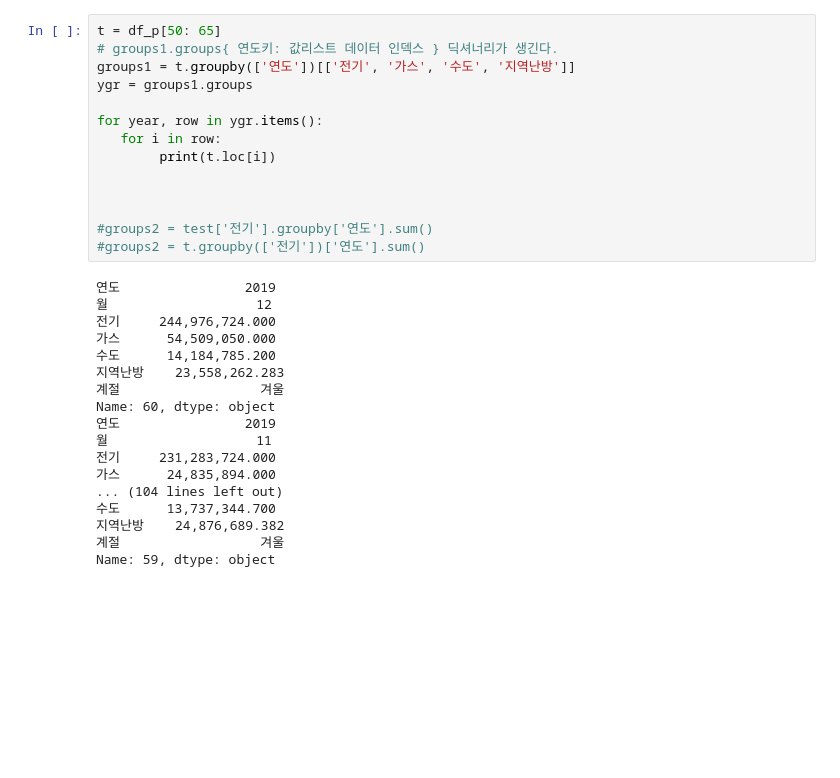
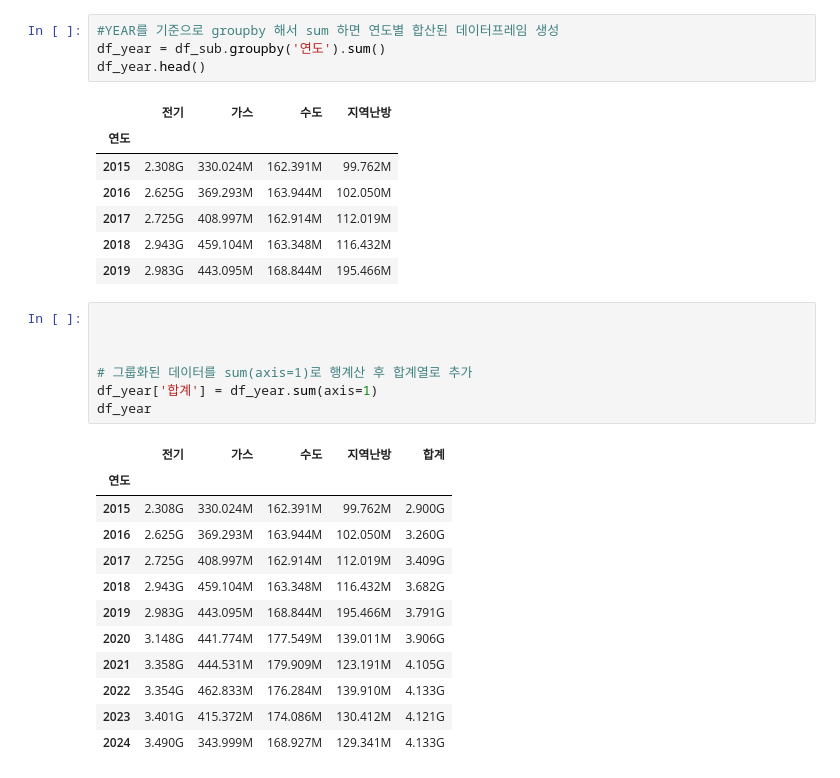
Before and after one commit to hillwalking/2025-2-Data-Analysis, a Jupyter notebook: ecomileage.ipynb, the cells around one changed output. Drawn from its saved outputs; the diff is of its cells as text; blank space fills up the shorter version.

```diff
--- a/ecomileage.ipynb
+++ b/ecomileage.ipynb
@@ -106,32 +129,32 @@ API 호출 성공
-# %%
-t = df_p[50: 65]
-# groups1.groups{ 연도키: 값리스트 데이터 인덱스 } 딕셔너리가 생긴다.
-groups1 = t.groupby(['연도'])[['전기', '가스', '수도', '지역난방']]
-ygr = groups1.groups
-
-for year, row in ygr.items():
-   for i in row:
-        print(t.loc[i])
-
-
-
-#groups2 = test['전기'].groupby['연도'].sum()
-#groups2 = t.groupby(['전기'])['연도'].sum()
-# %% [output]
-연도                2019
-월                   12
-전기     244,976,724.000
-가스      54,509,050.000
-수도      14,184,785.200
-지역난방    23,558,262.283
-계절                  겨울
-Name: 60, dtype: object
-연도                2019
-월                   11
-전기     231,283,724.000
-가스      24,835,894.000
-... (104 lines left out)
-수도      13,737,344.700
-지역난방    24,876,689.382
-계절                  겨울
-Name: 59, dtype: object
+# %%
+#YEAR를 기준으로 groupby 해서 sum 하면 연도별 합산된 데이터프레임 생성
+df_year = df_sub.groupby('연도').sum()
+df_year.head()
+# %% [output]
+|  | 전기 | 가스 | 수도 | 지역난방 |
+| 연도 |  |  |  |  |
+| 2015 | 2.308G | 330.024M | 162.391M | 99.762M |
+| 2016 | 2.625G | 369.293M | 163.944M | 102.050M |
+| 2017 | 2.725G | 408.997M | 162.914M | 112.019M |
+| 2018 | 2.943G | 459.104M | 163.348M | 116.432M |
+| 2019 | 2.983G | 443.095M | 168.844M | 195.466M |
+# %%
+
+
+
+# 그룹화된 데이터를 sum(axis=1)로 행계산 후 합계열로 추가
+df_year['합계'] = df_year.sum(axis=1)
+df_year
+# %% [output]
+|  | 전기 | 가스 | 수도 | 지역난방 | 합계 |
+| 연도 |  |  |  |  |  |
+| 2015 | 2.308G | 330.024M | 162.391M | 99.762M | 2.900G |
+| 2016 | 2.625G | 369.293M | 163.944M | 102.050M | 3.260G |
+| 2017 | 2.725G | 408.997M | 162.914M | 112.019M | 3.409G |
+| 2018 | 2.943G | 459.104M | 163.348M | 116.432M | 3.682G |
+| 2019 | 2.983G | 443.095M | 168.844M | 195.466M | 3.791G |
+| 2020 | 3.148G | 441.774M | 177.549M | 139.011M | 3.906G |
+| 2021 | 3.358G | 444.531M | 179.909M | 123.191M | 4.105G |
+| 2022 | 3.354G | 462.833M | 176.284M | 139.910M | 4.133G |
+| 2023 | 3.401G | 415.372M | 174.086M | 130.412M | 4.121G |
+| 2024 | 3.490G | 343.999M | 168.927M | 129.341M | 4.133G |
```
Also changed, not shown: parts of 2 cells of this notebook.
